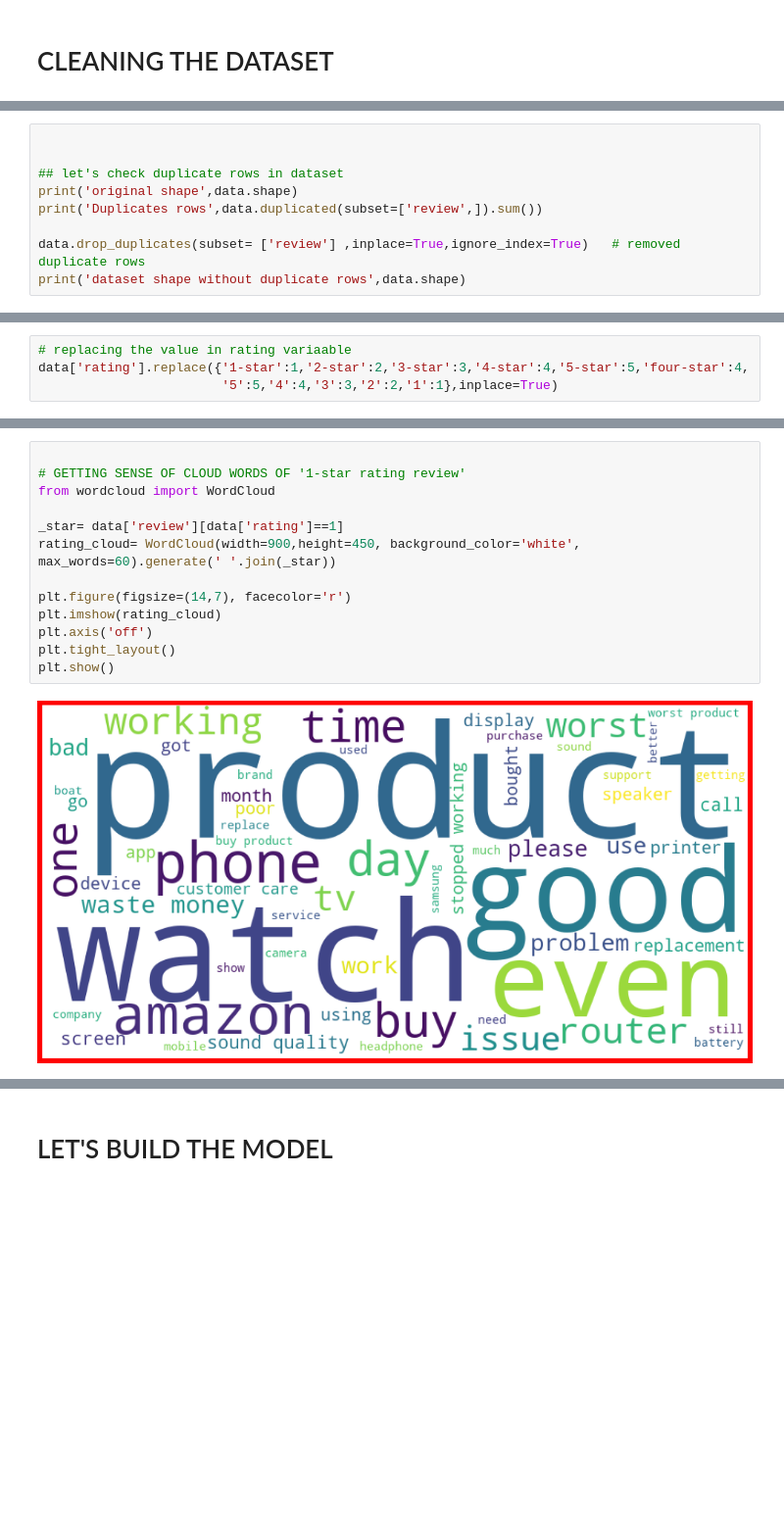
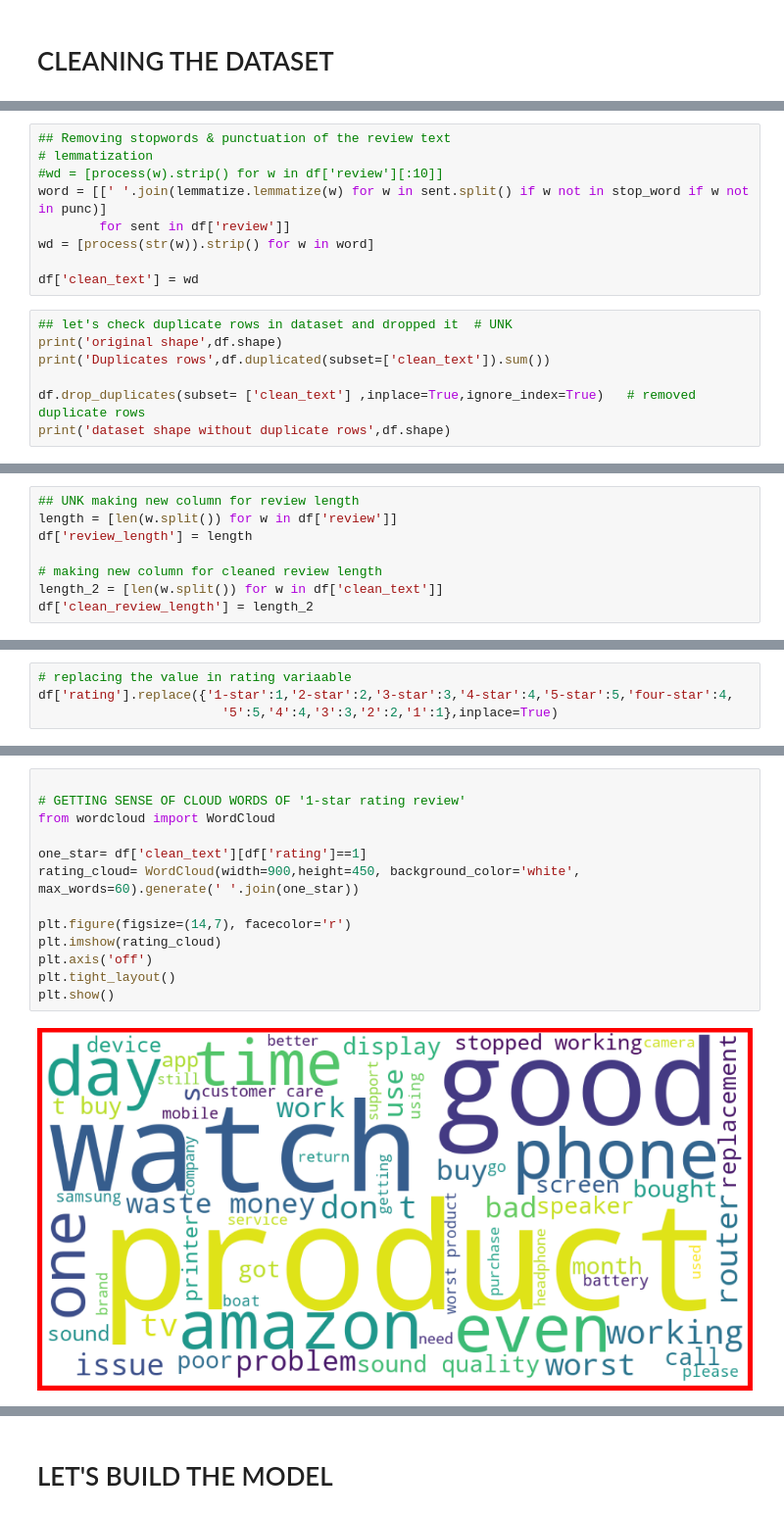
Before and after one commit to maaniaxs/Internship, a Jupyter notebook: Rating-Prediction-Project/RATING-PREDICTION-PROJECT.ipynb, the cells around one changed output, grey strips where cells are left out. Shown at 98% size. Saved outputs shown, nothing was run; the diff lists cells and outputs as text; blank space fills up the shorter version.

```diff
--- a/Rating-Prediction-Project/RATING-PREDICTION-PROJECT.ipynb
+++ b/Rating-Prediction-Project/RATING-PREDICTION-PROJECT.ipynb
@@ -108,10 +61,17 @@ data['review']= preprocess_text
+# %%
+## Removing stopwords & punctuation of the review text
+# lemmatization
+#wd = [process(w).strip() for w in df['review'][:10]]
+word = [[' '.join(lemmatize.lemmatize(w) for w in sent.split() if w not in stop_word if w not in punc)]
+        for sent in df['review']]
+wd = [process(str(w)).strip() for w in word]
+
+df['clean_text'] = wd
 # %%
+## let's check duplicate rows in dataset and dropped it  # UNK
+print('original shape',df.shape)
+print('Duplicates rows',df.duplicated(subset=['clean_text']).sum())
 
-
-## let's check duplicate rows in dataset
-print('original shape',data.shape)
-print('Duplicates rows',data.duplicated(subset=['review',]).sum())
-
-data.drop_duplicates(subset= ['review'] ,inplace=True,ignore_index=True)   # removed duplicate rows
-print('dataset shape without duplicate rows',data.shape)
+df.drop_duplicates(subset= ['clean_text'] ,inplace=True,ignore_index=True)   # removed duplicate rows
+print('dataset shape without duplicate rows',df.shape)
 # %% [output]
@@ -142,0 +81,8 @@ data.reset_index(drop=True,inplace=True)
+# %%
+## UNK making new column for review length
+length = [len(w.split()) for w in df['review']]
+df['review_length'] = length
+
+# making new column for cleaned review length
+length_2 = [len(w.split()) for w in df['clean_text']]
+df['clean_review_length'] = length_2
@@ -159,6 +114,6 @@ four-star     174
 Name: rating, dtype: int64
 # %%
 # replacing the value in rating variaable
-data['rating'].replace({'1-star':1,'2-star':2,'3-star':3,'4-star':4,'5-star':5,'four-star':4,
+df['rating'].replace({'1-star':1,'2-star':2,'3-star':3,'4-star':4,'5-star':5,'four-star':4,
                         '5':5,'4':4,'3':3,'2':2,'1':1},inplace=True)
 # %%
@@ -264,15 +210,15 @@ plt.show()
 # %%
 
 # GETTING SENSE OF CLOUD WORDS OF '1-star rating review'
 from wordcloud import WordCloud
 
-_star= data['review'][data['rating']==1]
-rating_cloud= WordCloud(width=900,height=450, background_color='white', max_words=60).generate(' '.join(_star))
+one_star= df['clean_text'][df['rating']==1]
+rating_cloud= WordCloud(width=900,height=450, background_color='white', max_words=60).generate(' '.join(one_star))
 
 plt.figure(figsize=(14,7), facecolor='r')
 plt.imshow(rating_cloud)
 plt.axis('off')
 plt.tight_layout()
 plt.show()
 # %% [output]
-[figure, old version]
+[figure, new version]
```
Also changed, not shown: parts of 49 cells of this notebook.
